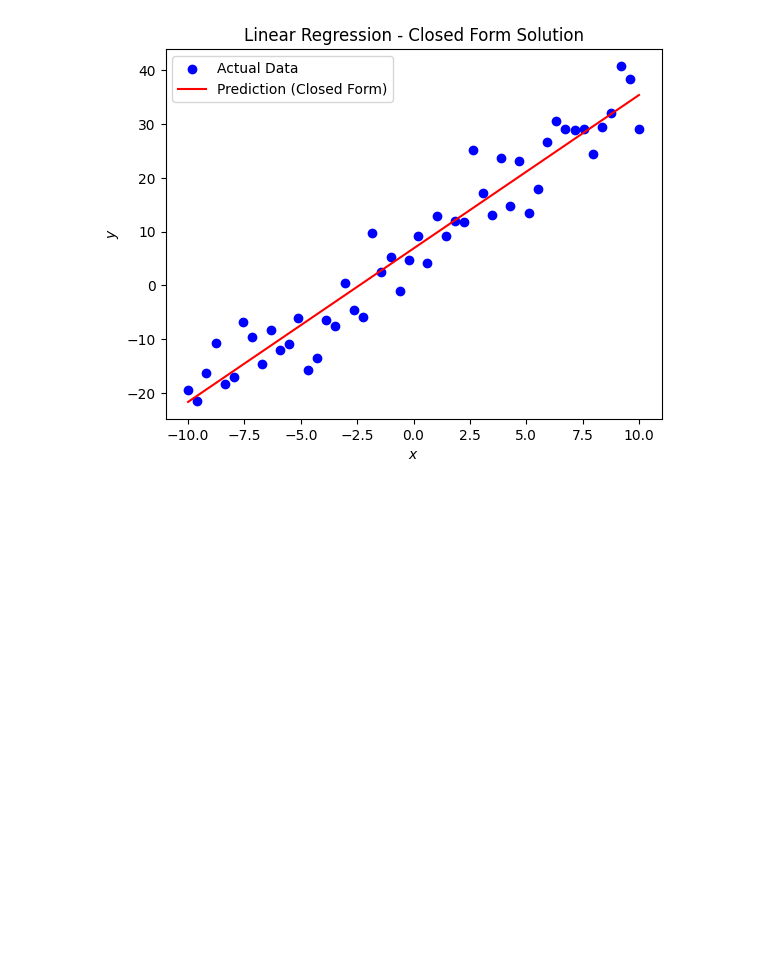
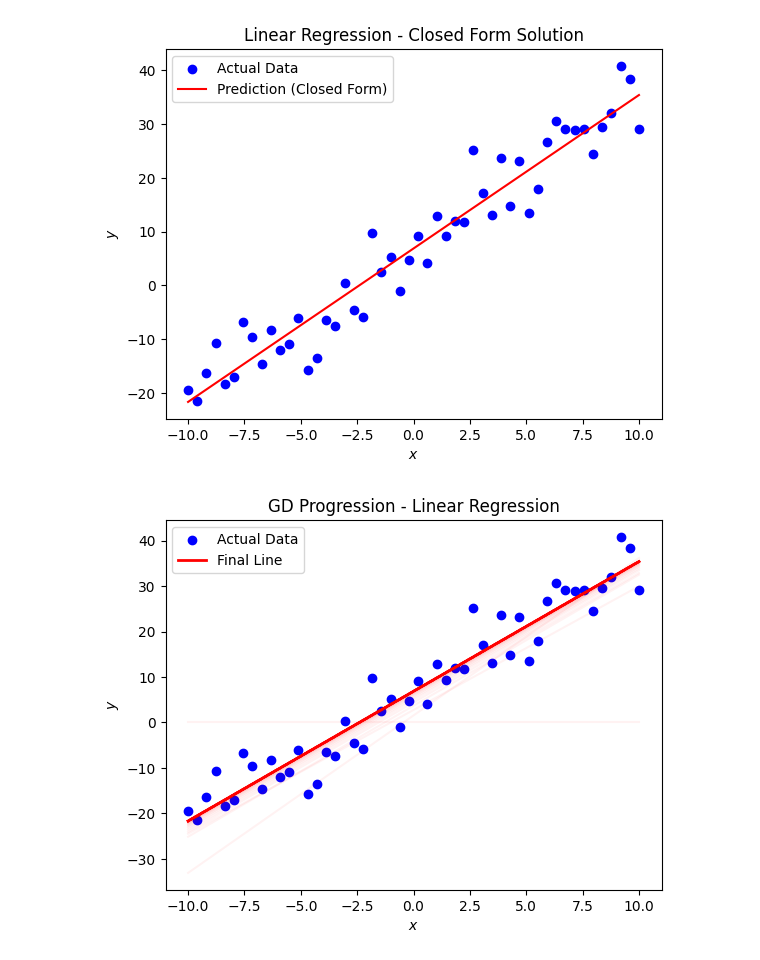
Before and after one commit to HatamiM12/HatamiM12, a Jupyter notebook: LinearRegression.ipynb, the cells around one changed output. Cells and saved outputs as stored; diff of their text form; code cells hidden in the pictures; blank space fills up the shorter version.

```diff
--- a/LinearRegression.ipynb
+++ b/LinearRegression.ipynb
@@ -28,7 +28,7 @@ plt.show
 [figure]
 # %%
 # Hypothesis: h_w(x) = w_0 + w_1 * x_1
-def h_w(x, w):
+def h_w(X, w):
   return w[0] + w[1] * X
 # Linear Regression using closed-form solution
 def linear_regression_closed_form(X, y):
@@ -59,3 +59,53 @@ plt.show()
 [figure]
 # %%
 # Function to generate polynomial features (input matrix X')
+# %%
+#Implementing Gradient Decsent for linear regression
+# SSE cost function
+def cost_function(X, y, w):
+  return np.sum((h_w(X, w) - y) ** 2) / len(X)
+
+# Gradient descent
+def gradient_descent(X, y, w, alpha, num_iters):
+  m = len(X)
+  cost_history = []
+  w_history = [w.copy()]
+
+  for i in range(num_iters):
+    #updates
+    gradient_w0 = np.sum(h_w(X,w ) - y) / m
+    gradient_w1 = np.sum((h_w(X, w) - y) * X) / m
+    w[0] -= alpha * gradient_w0
+    w[1] -= alpha * gradient_w1
+    cost_history.append(cost_function(X, y, w))
+    # Store a copy of w
+    w_history.append(w.copy())
+
+  return w, cost_history, w_history
+
+X, y = generate_data(n_samples= 50, noise = 5)
+w_initial = [0,0] #start with w0 = 0 & w1 = 0
+lr = 0.05 #learning rate
+num_iters = 500
+#Run function
+w_final , cost_history, w_history = gradient_descent(X, y, w_initial, lr, num_iters)
+#ploat Generated Data
+plt.scatter(X, y, color = 'blue', label = 'Actual Data')
+
+
+
+
+for idx, w in enumerate(w_history[::num_iters // 100]):
+  line_alpha = 0.15 + 0.85 * (idx) / 100
+  plt.plot(X, h_w(X, w), color='red', alpha=alpha)
+
+
+plt.plot(X, h_w(X, w_final), color='red', lw=2, label='Final Line')
+
+plt.title("GD Progression - Linear Regression")
+plt.xlabel("$x$")
+plt.ylabel("$y$")
+plt.legend()
+plt.show()
+# %% [output]
+[figure, added]
```
